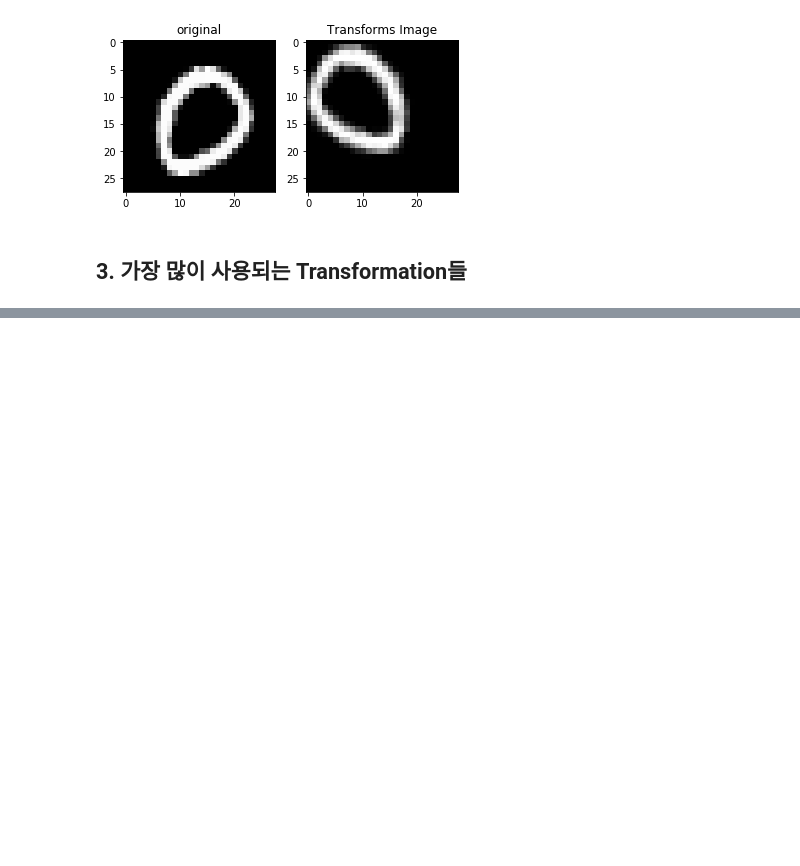
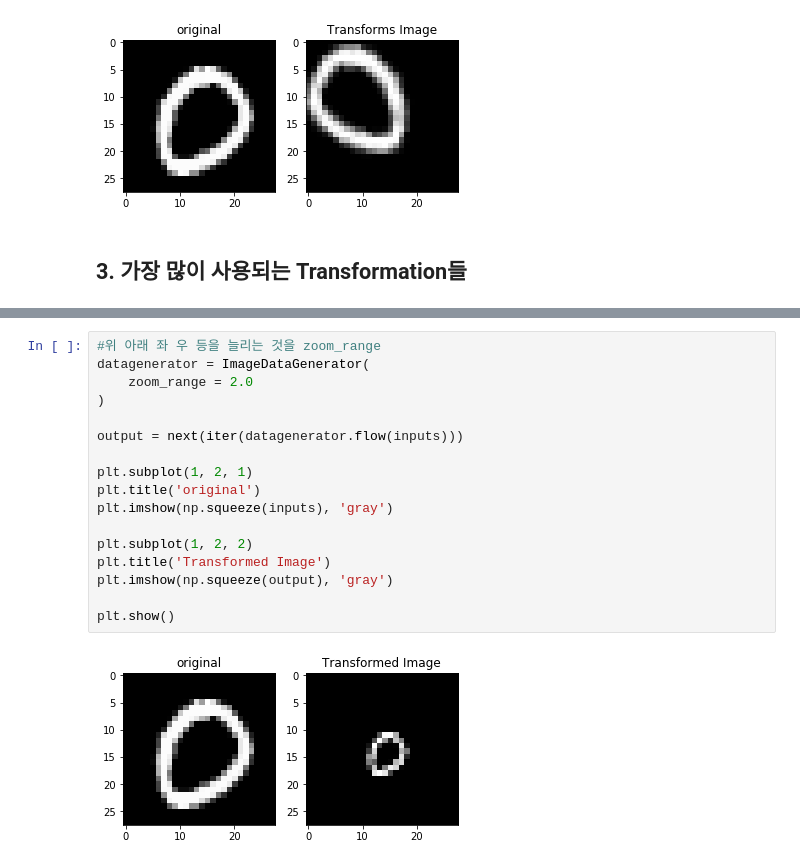
Before and after one commit to Gracechung-sw/AI, a Jupyter notebook: 3. 이미지 분석으로 배우는 tensorflow 2.0 와 Pytorch/4. fit_generator.ipynb, the cells around one changed output, grey strips where cells are left out. Drawn from its saved outputs; the diff is of its cells as text; blank space fills up the shorter version.

```diff
--- a/3. 이미지 분석으로 배우는 tensorflow 2.0 와 Pytorch/4. fit_generator.ipynb
+++ b/3. 이미지 분석으로 배우는 tensorflow 2.0 와 Pytorch/4. fit_generator.ipynb
@@ -76,0 +129,19 @@ plt.show()
+# %%
+#위 아래 좌 우 등을 늘리는 것을 zoom_range
+datagenerator = ImageDataGenerator(
+    zoom_range = 2.0
+)
+
+output = next(iter(datagenerator.flow(inputs)))
+
+plt.subplot(1, 2, 1)
+plt.title('original')
+plt.imshow(np.squeeze(inputs), 'gray')
+
+plt.subplot(1, 2, 2)
+plt.title('Transformed Image')
+plt.imshow(np.squeeze(output), 'gray')
+
+plt.show()
+# %% [output]
+[figure, added]
```
Also changed, not shown: parts of 4 cells of this notebook.
